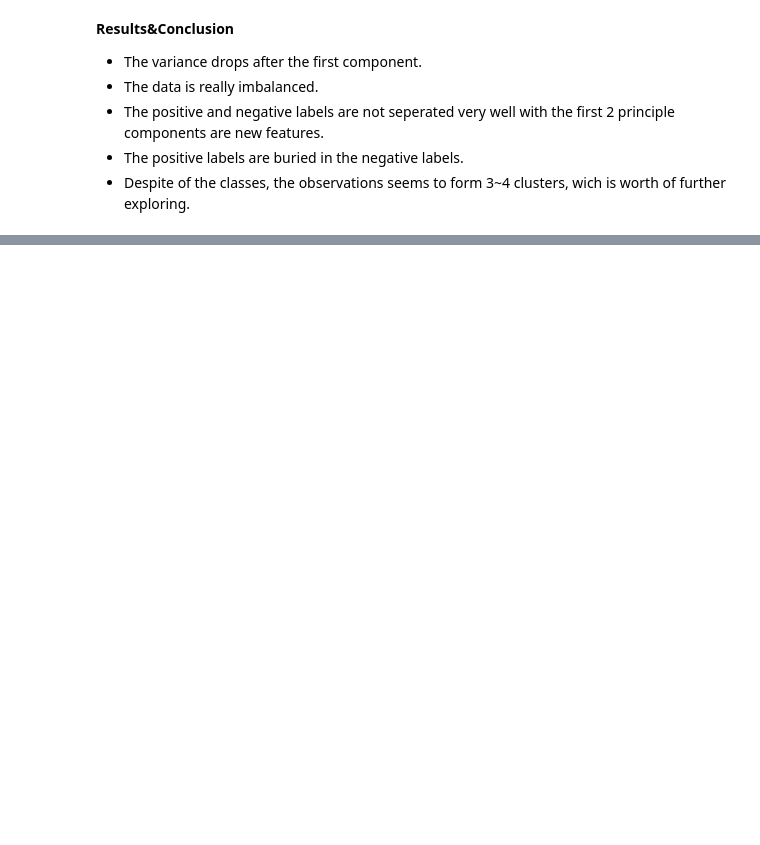
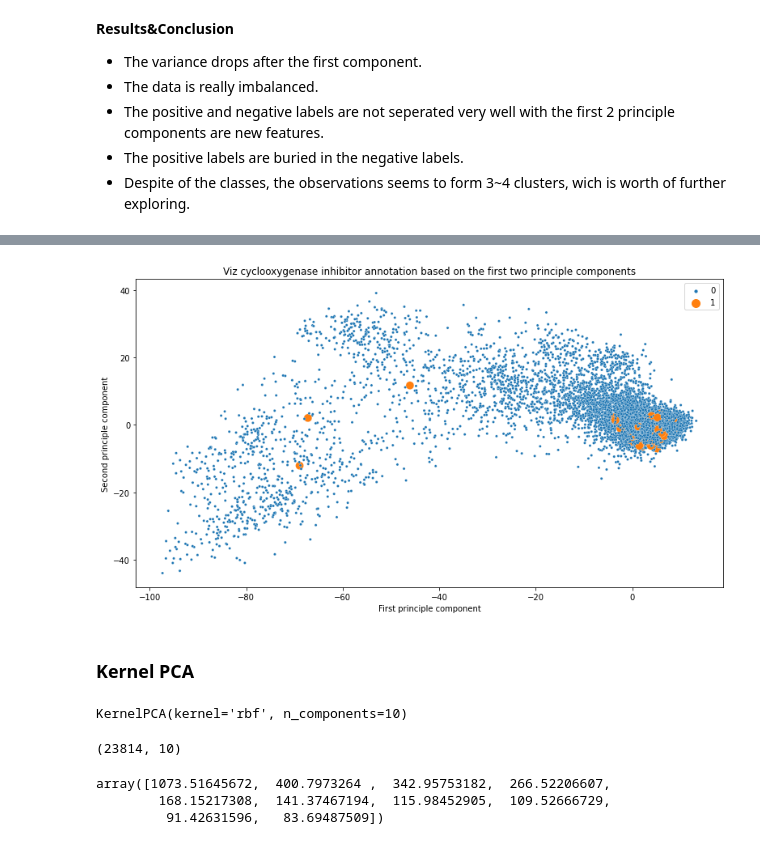
Before and after one commit to Yongliang-Shi/Mechanism-of-Action-Prediction, a Jupyter notebook: pca_to_visualize_cyclooxygenase_inhibitor.ipynb, the cells around one changed output, grey strips where cells are left out. Saved outputs shown, nothing was run; the diff lists cells and outputs as text; code cells hidden in the pictures; blank space fills up the shorter version.

```diff
--- a/pca_to_visualize_cyclooxygenase_inhibitor.ipynb
+++ b/pca_to_visualize_cyclooxygenase_inhibitor.ipynb
@@ -223,0 +265,46 @@ plt.show()
+# %%
+# Data Visualization
+
+df_inc_pca = pd.DataFrame(X_inc_pca)
+c_inhibitor = df_targets.loc[:, 'cyclooxygenase_inhibitor']
+df_inc_pca['target'] = c_inhibitor.values
+
+plt.figure(figsize=(13,7))
+sns.scatterplot(data=df_inc_pca, x=df_inc_pca[0], y=df_inc_pca[1],
+                hue='target', size='target', sizes=(100, 10))
+
+plt.title('Viz cyclooxygenase inhibitor annotation based on the first two principle components')
+plt.xlabel('First principle component')
+plt.ylabel('Second principle component')
+plt.legend()
+plt.show()
+# %% [output]
+[figure, added]
+# %% [markdown]
+### Kernel PCA
+# %%
+# Import library
+from sklearn.decomposition import KernelPCA
+
+# Create the object
+kpca = KernelPCA(n_components=10, kernel='rbf')
+
+# Print the object
+kpca
+# %% [output]
+KernelPCA(kernel='rbf', n_components=10)
+# %%
+# Fit and transform the scaled data
+X_kpca = kpca.fit_transform(X_scaled) # Took 22 mins
+
+# Print the shape
+X_kpca.shape
+# %% [output]
+(23814, 10)
+# %%
+# Print attributes
+kpca.lambdas_
+# %% [output]
+array([1073.51645672,  400.7973264 ,  342.95753182,  266.52206607,
+        168.15217308,  141.37467194,  115.98452905,  109.52666729,
+         91.42631596,   83.69487509])
```
Also changed, not shown: parts of 13 cells of this notebook.
